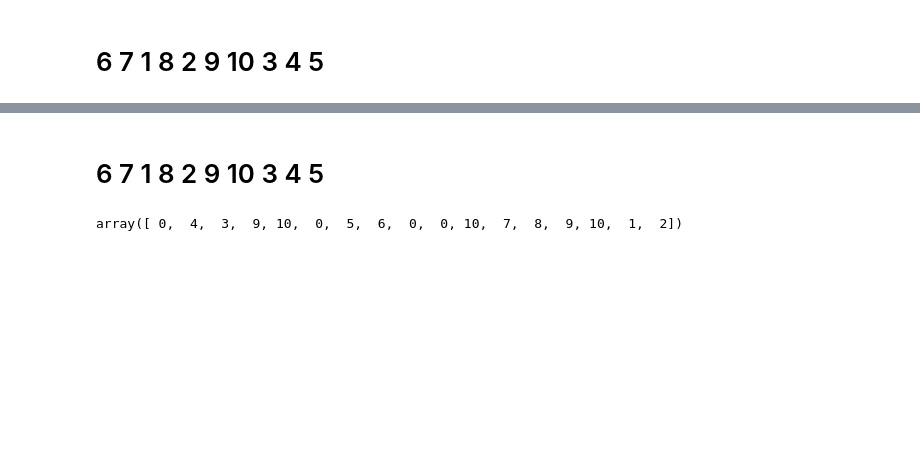
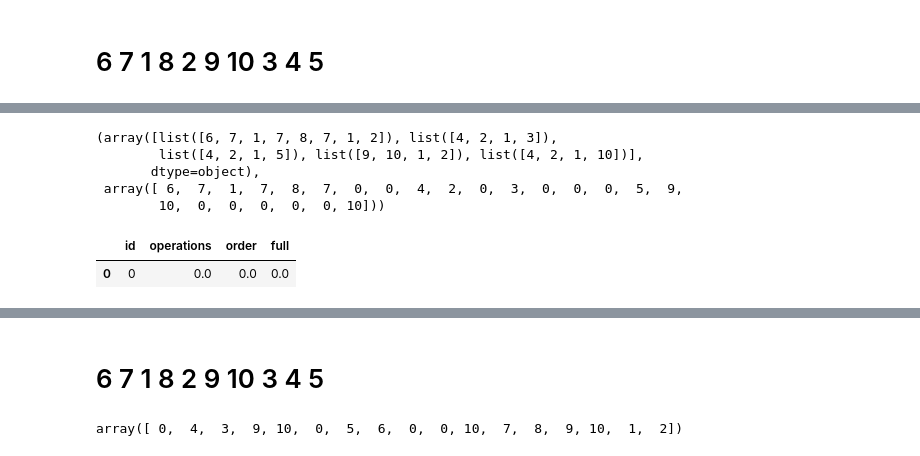
Before and after one commit to Xbostick/graph_analyzer, a Jupyter notebook: graph_analiser_v2.ipynb, the cells around one changed output, grey strips where cells are left out. Drawn from its saved outputs; the diff is of its cells as text; code cells hidden in the pictures; blank space fills up the shorter version.

```diff
--- a/graph_analiser_v2.ipynb
+++ b/graph_analiser_v2.ipynb
@@ -317,0 +358,25 @@ def final_rest_check_and_connections(operations,new1):
+# %%
+def reverse_operations(operations,order, verbose = False):
+    oper = operations.copy()
+    o = 0
+    operation_parts = [[] for n in oper]
+    for n in order:
+
+        if n in oper[0]:
+            if verbose:
+                print(o)
+                print(f"{n} {o}")
+            operation_parts[o].append(n)
+            pass
+        elif n in oper[1]:
+            if verbose:
+                print("++")
+                print(f"{oper} and {n}")
+            oper = oper[1:]
+            o+=1
+            if verbose:
+                print(f"{n} {o}")
+            operation_parts[o].append(n)
+        else:
+            oper = oper[1:]
+    return operation_parts
@@ -329,7 +428,6 @@ solutions = pd.DataFrame(np.zeros((1,4)),
                       columns= ["id","operations","order","full"] )
 solutions = solutions.astype({ "id":int,"operations" : object,"order" : object,"full":object})
 df_rows_counter = 0
-bar = tqdm(range(10000))
 
 id_checked = Counter()
 skipped_count = 0
@@ -342,7 +440,7 @@ while (len(solutions) < 2):
     bar = tqdm(range(10000))
     for iter_i in bar:
         result,unique_num = greedy_cover(df.sample(frac=frac_dynamic).to_dict("dict")["body"])
-        if not result or unique_num!=10:
+        if not result or unique_num!=len(edge_connections):
             continue
         for var in it.permutations(result):
             if not id_checked[var]:
@@ -357,6 +455,10 @@ while (len(solutions) < 2):
                 continue
             result_path = np.concatenate(list(df.iloc[list(var)]["body"]))
             for_output = df.iloc[list(var)]["body"].values
+
+            # if all(i in result for i in [19,30,5]):
+            #             print(result_path)
+            #             print(for_output)
 
             if check_if_possible(result_path):
                 coun = append_count
@@ -383,13 +485,13 @@ while (len(solutions) < 2):
                     for pos,value in zip(arr,er):
                         new1[pos] = value
 
-                    if final_rest_check_and_connections(for_output,new1):
-                        print(f"Решение найдено. Из обхода {[list(pd.unique(one)) for one in pd.Series(for_output)]} подходит путь {np.delete(new1, new1==0)}")
-                        solutions.loc[len(solutions.index)+1] = [coun,[list(pd.unique(one)) for one in pd.Series(for_output)], np.delete(new1, new1==0), result_path]
+                    if final_rest_check_and_connections(for_output,new1, 1):
+                        print(f"Решение найдено. Из обхода {[list(pd.unique(one)) for one in pd.Series(for_output)]} подходит путь {np.delete(new1, new1==0)} с операциями {reverse_operations(for_output,np.delete(new1, new1==0))}")
+                        solutions.loc[len(solutions.index)+1] = [coun,[list(pd.unique(one)) for one in pd.Series(for_output)], np.delete(new1, new1==0), reverse_operations(for_output,np.delete(new1, new1==0))]
                         append_count+=1
                         break
         bar.set_description(f"Checked chains {check_count}, Skipped {skipped_count}, append {append_count}")
-    if check_count_local and skipped_count_local/check_count_local > 0.1:
+    if check_count_local and skipped_count_local/check_count_local > 0.05:
         frac_dynamic = frac_dynamic/2
         print(f"frac_dynamic = {frac_dynamic}\n")
     print(f"\n {check_count}")
@@ -395,0 +537,13 @@ while (len(solutions) < 2):
+# %%
+for_output,new1
+# %% [output]
+(array([list([6, 7, 1, 7, 8, 7, 1, 2]), list([4, 2, 1, 3]),
+        list([4, 2, 1, 5]), list([9, 10, 1, 2]), list([4, 2, 1, 10])],
+       dtype=object),
+ array([ 6,  7,  1,  7,  8,  7,  0,  0,  4,  2,  0,  3,  0,  0,  0,  5,  9,
+        10,  0,  0,  0,  0,  0, 10]))
+# %%
+solutions
+# %% [output]
+|  | id | operations | order | full |
+| 0 | 0 | 0.0 | 0.0 | 0.0 |
```
Also changed, not shown: parts of 21 cells of this notebook, 2 other files.
